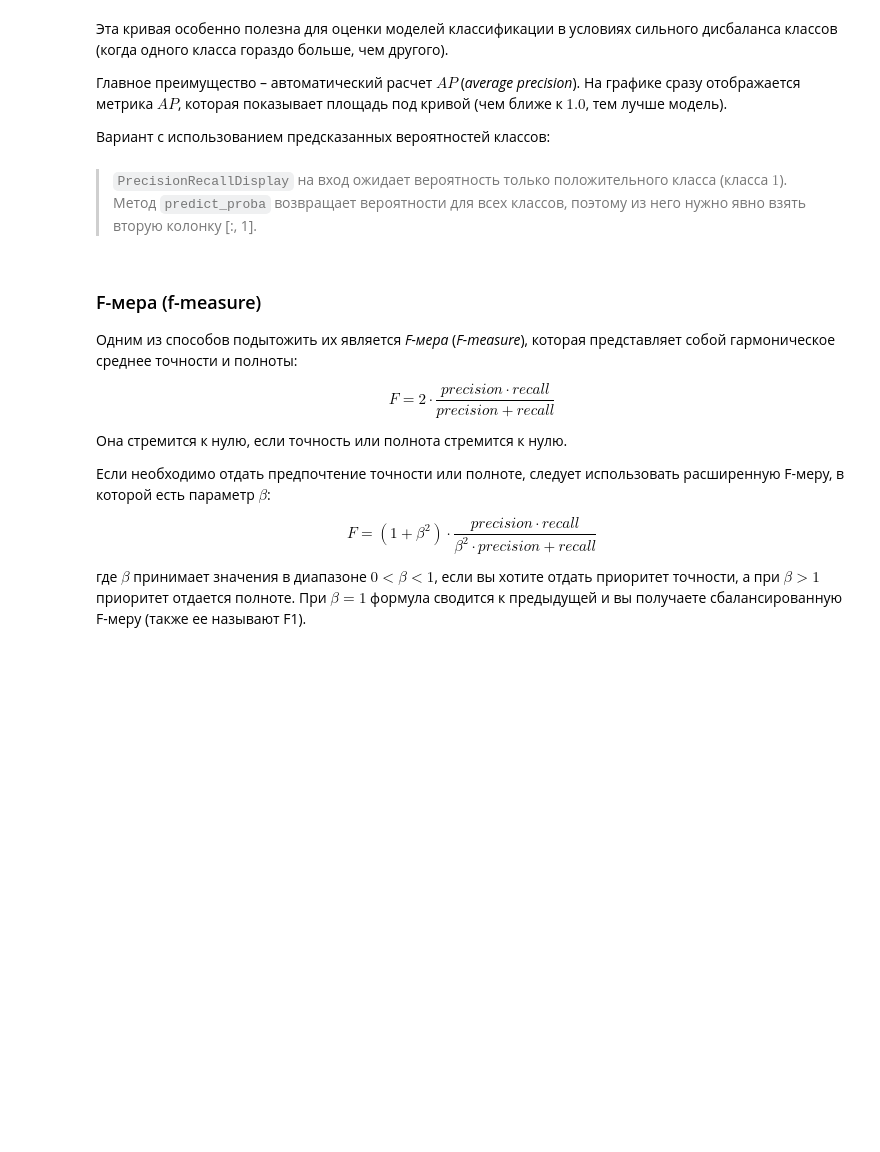
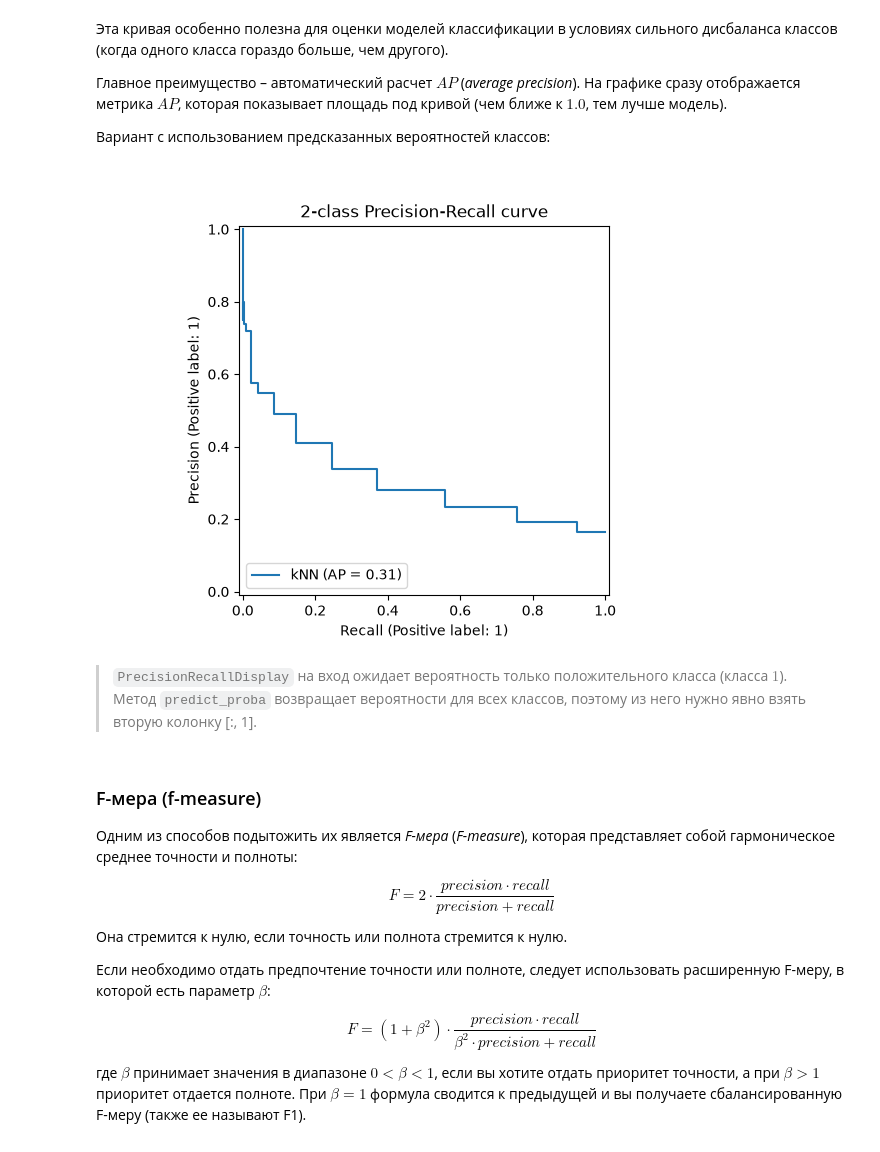
Before and after one commit to underburned/dv, a Jupyter notebook: lectures/lecture_6/lecture_6.ipynb, the cells around one changed output. Drawn from its saved outputs; the diff is of its cells as text; code cells hidden in the pictures; blank space fills up the shorter version.

```diff
--- a/lectures/lecture_6/lecture_6.ipynb
+++ b/lectures/lecture_6/lecture_6.ipynb
@@ -1741,15 +1743,20 @@ display.ax_.set_aspect('equal', adjustable='box')
 # %%
 from sklearn.metrics import PrecisionRecallDisplay
 
 probabilities = clf.predict_proba(X_test)
 positive_class_probs = probabilities[:, 1]
 
 close_mpl_fig()
+fig, ax = plt.subplots()
 display = PrecisionRecallDisplay.from_predictions(
-    y_test, positive_class_probs, name="kNN"
+    y_test, positive_class_probs, name="kNN", ax=ax
 )
 _ = display.ax_.set_title("2-class Precision-Recall curve")
 display.ax_.set_aspect('equal', adjustable='box')
+
+plt.show()
+# %% [output]
+[figure, added]
 # %% [markdown]
 > `PrecisionRecallDisplay` на вход ожидает вероятность только положительного класса (класса $1$). Метод `predict_proba` возвращает вероятности для всех классов, поэтому из него нужно явно взять вторую колонку [:, 1].
 # %% [markdown]
```
Also changed, not shown: parts of 17 cells of this notebook.
